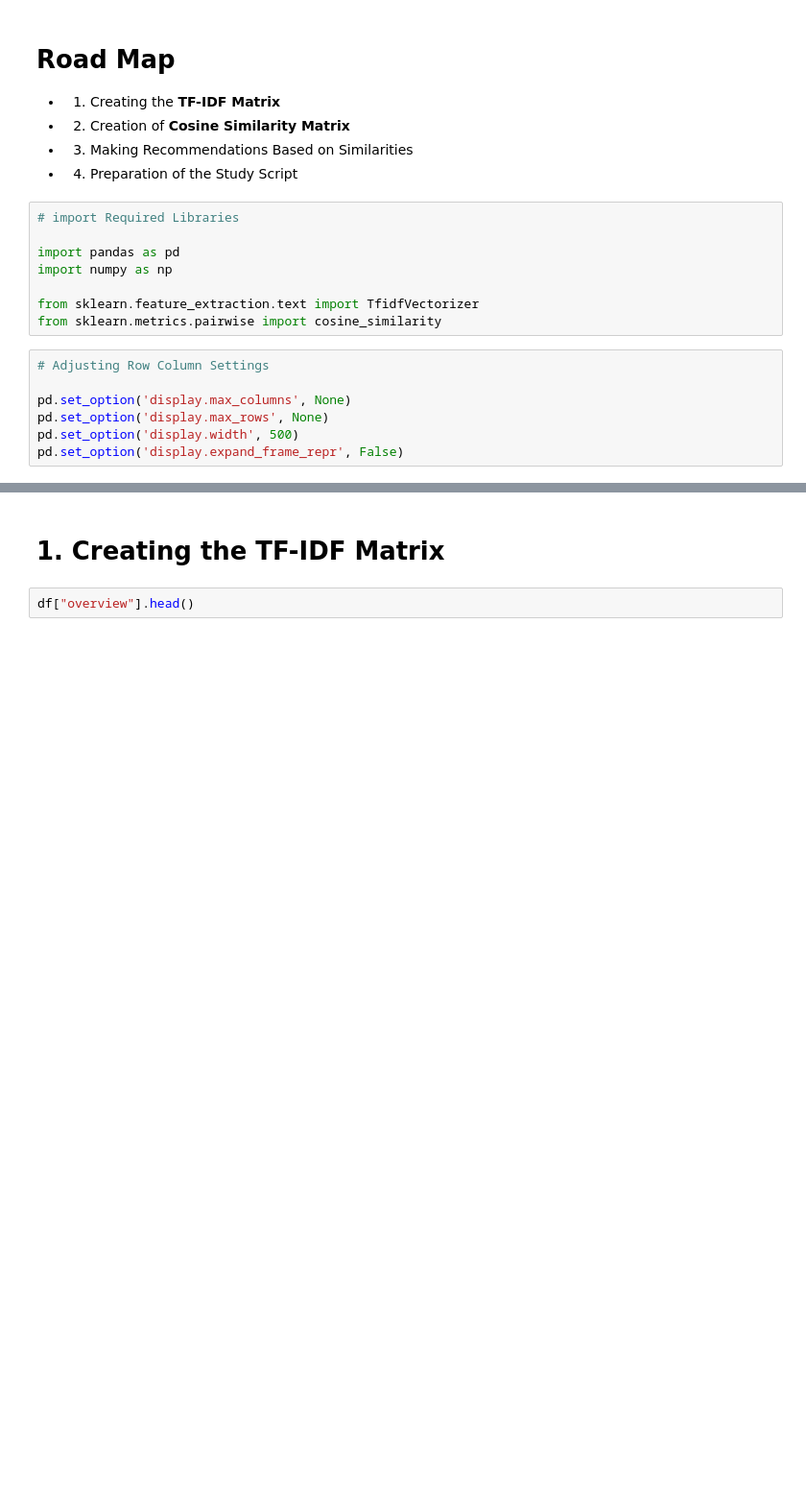
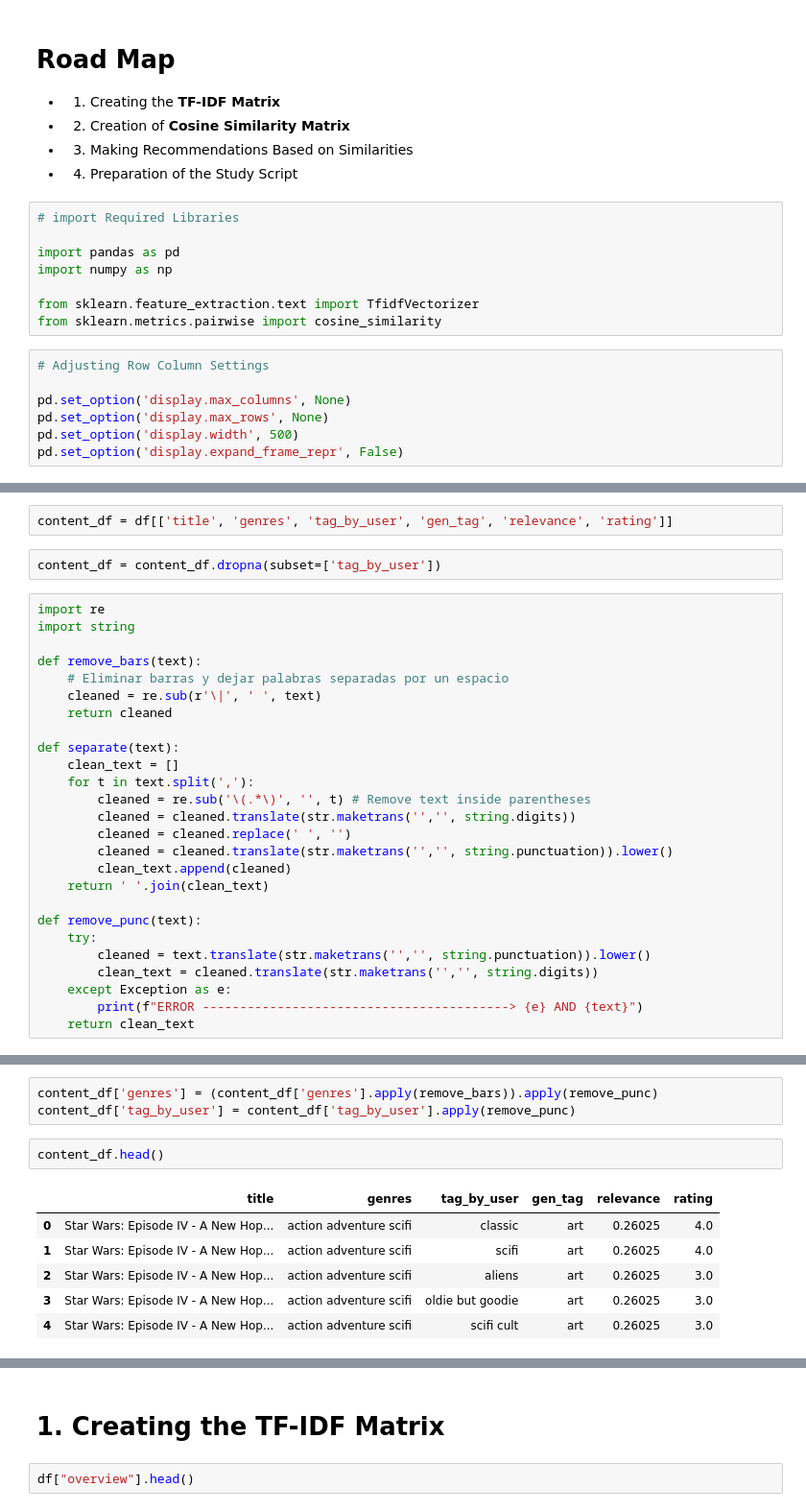
Before and after one commit to Jaime44/WorkSpace, a Jupyter notebook: models/content filter colaborative/content-based-recommendation.ipynb, the cells around one changed output, grey strips where cells are left out. Shown at 96% size. Drawn from its saved outputs; the diff is of its cells as text; blank space fills up the shorter version.

```diff
--- a/models/content filter colaborative/content-based-recommendation.ipynb
+++ b/models/content filter colaborative/content-based-recommendation.ipynb
@@ -111,0 +206,30 @@ vote_count    45460.0  1.098973e+02  4.913104e+02  0.0  0.0   0.0  10.0  4.34000
+# %%
+content_df = df[['title', 'genres', 'tag_by_user', 'gen_tag', 'relevance', 'rating']]
+# %%
+content_df = content_df.dropna(subset=['tag_by_user'])
+# %%
+import re
+import string
+
+def remove_bars(text):
+    # Eliminar barras y dejar palabras separadas por un espacio
+    cleaned = re.sub(r'\|', ' ', text)
+    return cleaned
+
+def separate(text):
+    clean_text = []
+    for t in text.split(','):
+        cleaned = re.sub('\(.*\)', '', t) # Remove text inside parentheses
+        cleaned = cleaned.translate(str.maketrans('','', string.digits))
+        cleaned = cleaned.replace(' ', '')
+        cleaned = cleaned.translate(str.maketrans('','', string.punctuation)).lower()
+        clean_text.append(cleaned)
+    return ' '.join(clean_text)
+
+def remove_punc(text):
+    try:
+        cleaned = text.translate(str.maketrans('','', string.punctuation)).lower()
+        clean_text = cleaned.translate(str.maketrans('','', string.digits))
+    except Exception as e:
+        print(f"ERROR -----------------------------------------> {e} AND {text}")
+    return clean_text
@@ -111,0 +248,12 @@ vote_count    45460.0  1.098973e+02  4.913104e+02  0.0  0.0   0.0  10.0  4.34000
+# %%
+content_df['genres'] = (content_df['genres'].apply(remove_bars)).apply(remove_punc)
+content_df['tag_by_user'] = content_df['tag_by_user'].apply(remove_punc)
+# %%
+content_df.head()
+# %% [output]
+|  | title | genres | tag_by_user | gen_tag | relevance | rating |
+| 0 | Star Wars: Episode IV - A New Hop... | action adventure scifi | classic | art | 0.26025 | 4.0 |
+| 1 | Star Wars: Episode IV - A New Hop... | action adventure scifi | scifi | art | 0.26025 | 4.0 |
+| 2 | Star Wars: Episode IV - A New Hop... | action adventure scifi | aliens | art | 0.26025 | 3.0 |
+| 3 | Star Wars: Episode IV - A New Hop... | action adventure scifi | oldie but goodie | art | 0.26025 | 3.0 |
+| 4 | Star Wars: Episode IV - A New Hop... | action adventure scifi | scifi cult | art | 0.26025 | 3.0 |
```
Also changed, not shown: parts of 35 cells of this notebook, 36 other files.
